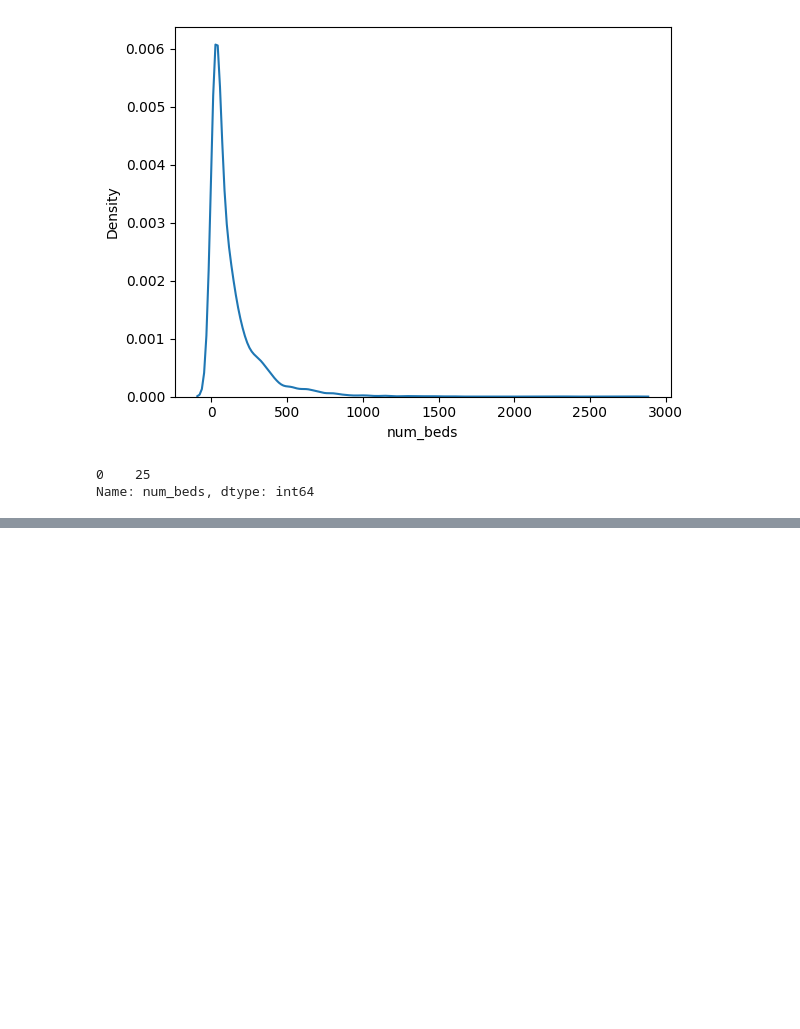
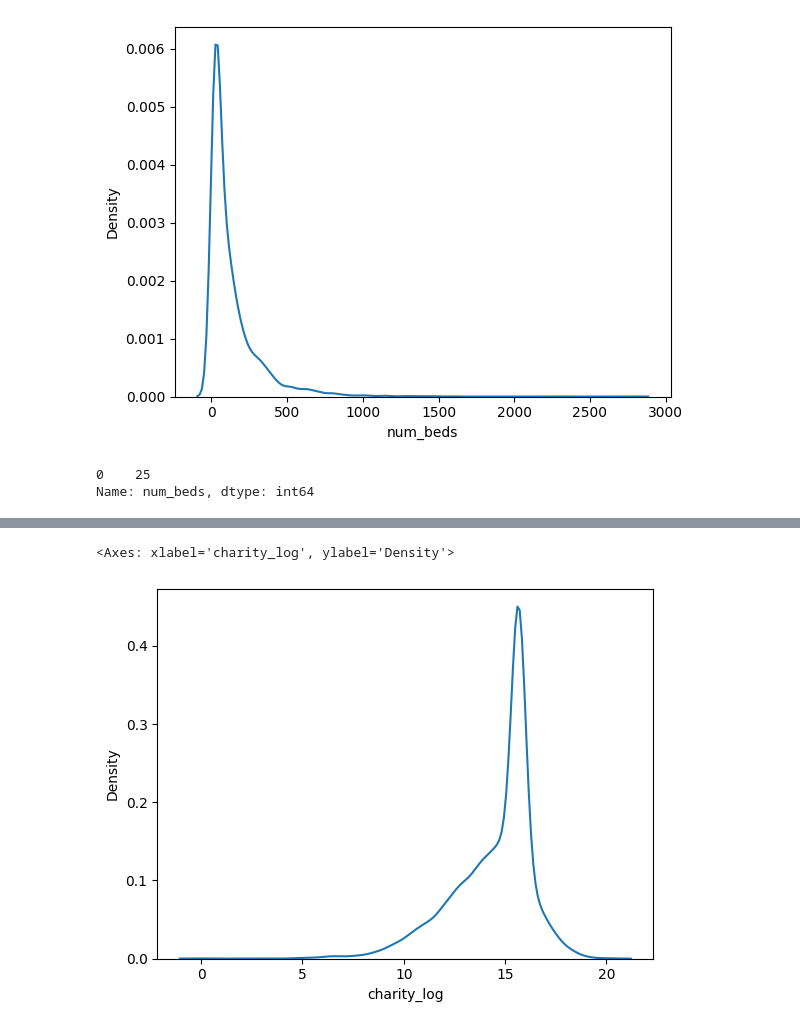
Before and after one commit to genevievepur/ds3001-visualization, a Jupyter notebook: assignment/assignment.ipynb, the cells around one changed output, grey strips where cells are left out. Saved outputs shown, nothing was run; the diff lists cells and outputs as text; code cells hidden in the pictures; blank space fills up the shorter version.

```diff
--- a/assignment/assignment.ipynb
+++ b/assignment/assignment.ipynb
@@ -574,0 +586,6 @@ sns.kdeplot(data=df, x='beds_arcsinh')
+# %%
+df['charity_log'] = np.log(charity)
+sns.kdeplot(data=df, x='charity_log')
+# %% [output]
+<Axes: xlabel='charity_log', ylabel='Density'>
+[figure, added]
```
Also changed, not shown: parts of 20 cells of this notebook.
